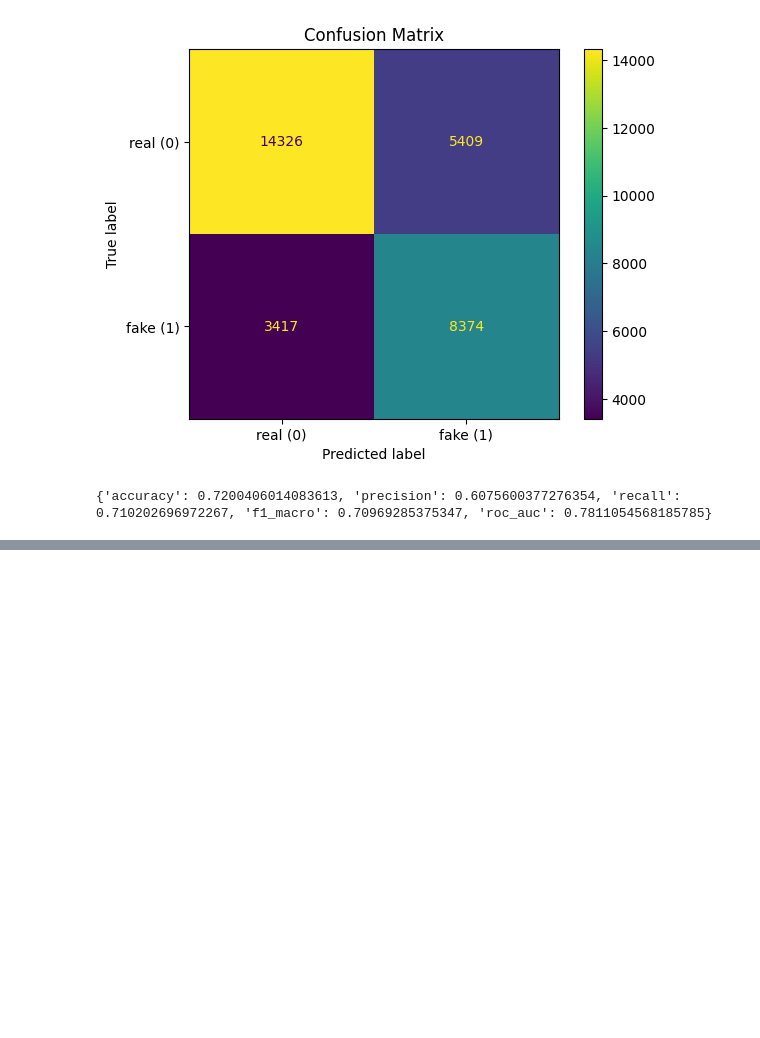
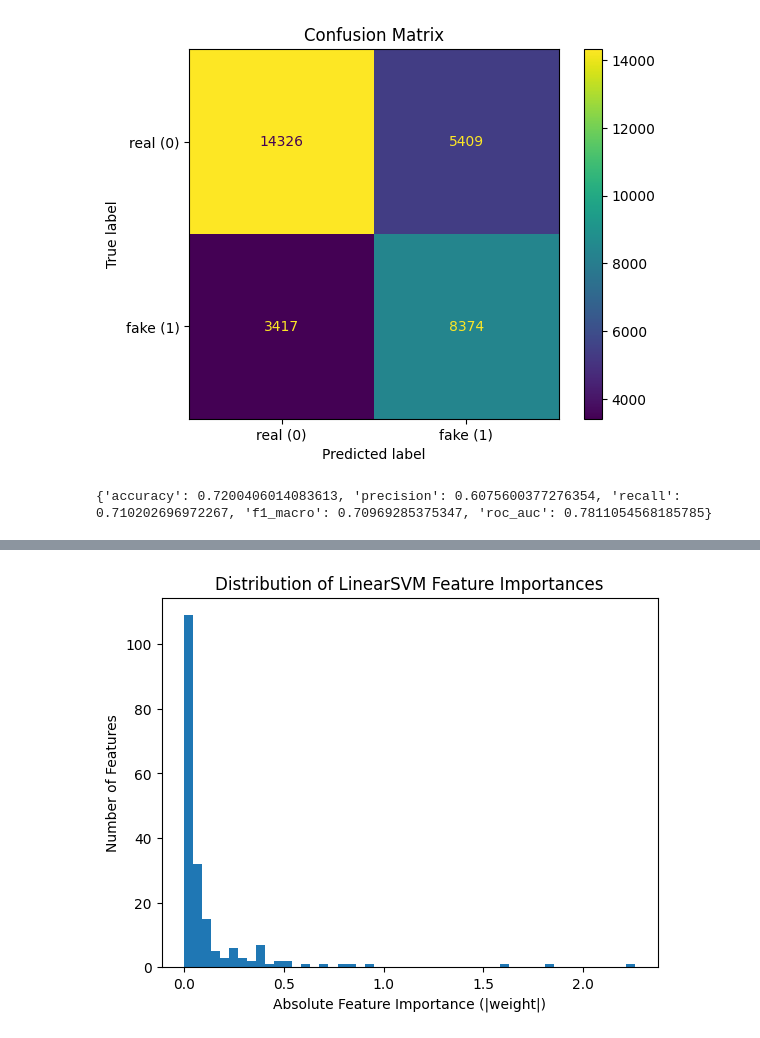
Before and after one commit to g-nazos/audio-deepfake-detection, a Jupyter notebook: notebooks/Linear_SVM.ipynb, the cells around one changed output, grey strips where cells are left out. Cells and saved outputs as stored; diff of their text form; code cells hidden in the pictures; blank space fills up the shorter version.

```diff
--- a/notebooks/Linear_SVM.ipynb
+++ b/notebooks/Linear_SVM.ipynb
@@ -81,0 +124,14 @@ print(metrics)
+# %%
+import matplotlib.pyplot as plt
+import numpy as np
+
+importance = np.abs(model.named_steps["svm"].coef_).ravel()
+
+plt.figure()
+plt.hist(importance, bins=50)
+plt.xlabel("Absolute Feature Importance (|weight|)")
+plt.ylabel("Number of Features")
+plt.title("Distribution of LinearSVM Feature Importances")
+plt.show()
+# %% [output]
+[figure, added]
```
Also changed, not shown: parts of 4 cells of this notebook.
